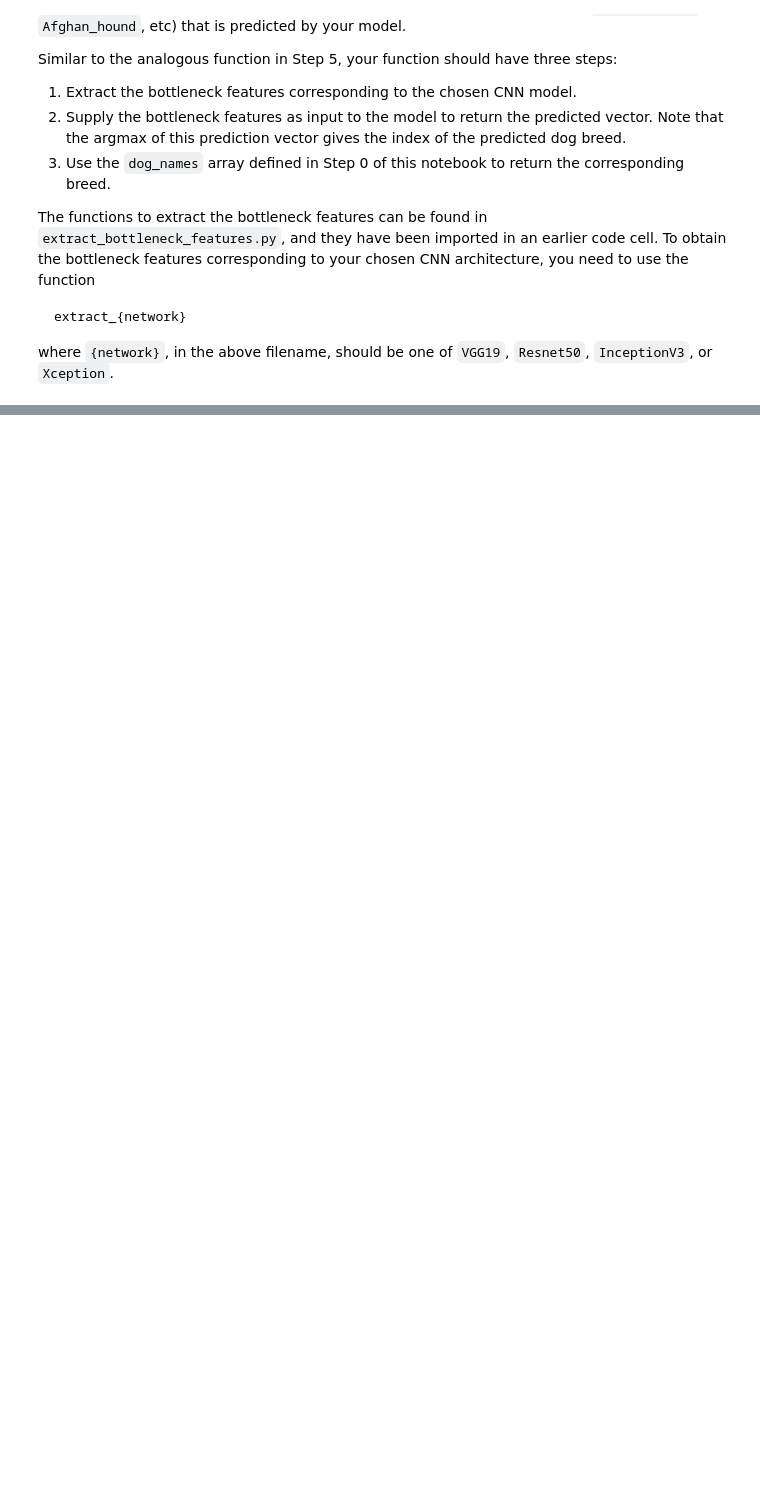
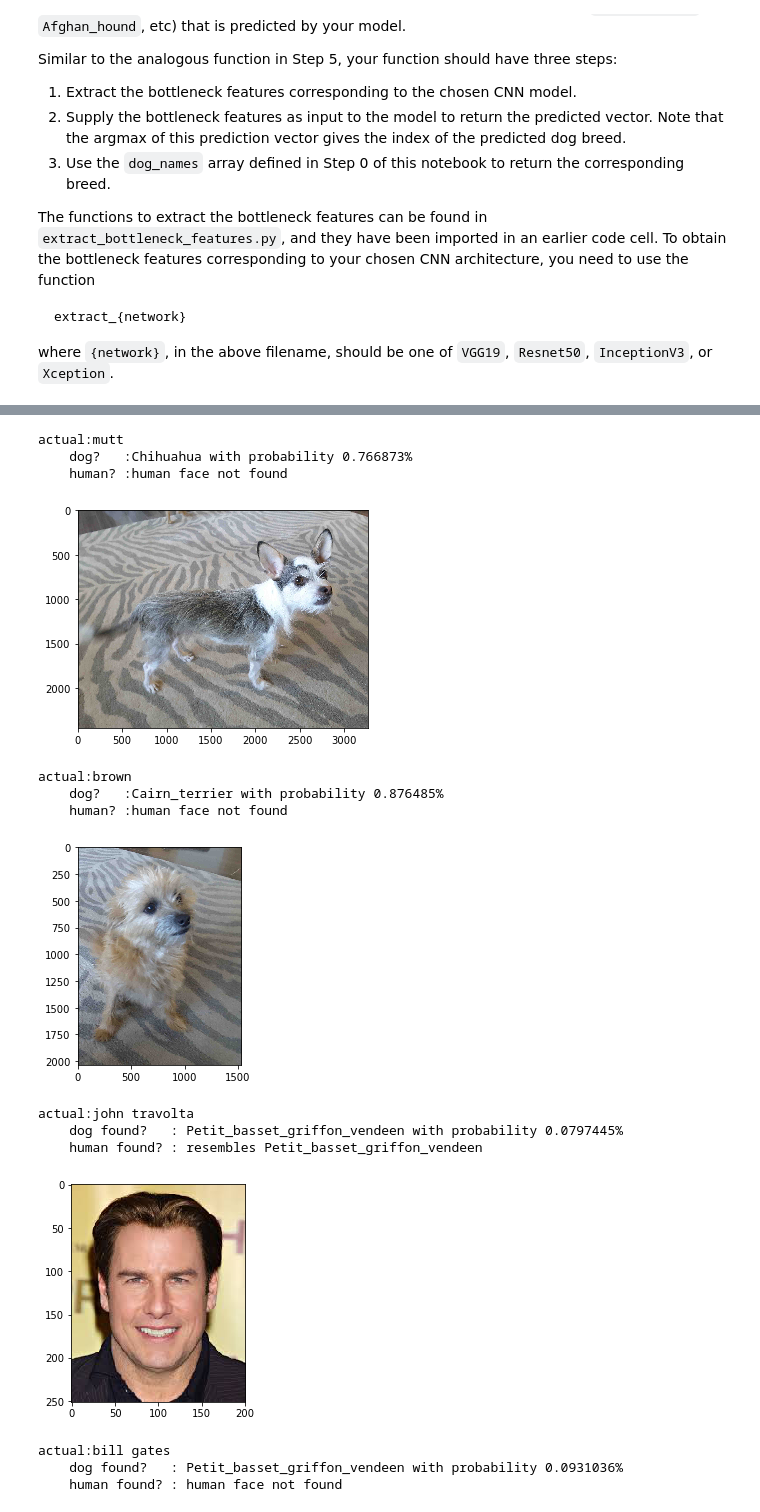
Before and after one commit to dmh2000/udacity, a Jupyter notebook: dog-project/dog_app.ipynb, the cells around one changed output, grey strips where cells are left out. Saved outputs shown, nothing was run; the diff lists cells and outputs as text; code cells hidden in the pictures; blank space fills up the shorter version.

```diff
--- a/dog-project/dog_app.ipynb
+++ b/dog-project/dog_app.ipynb
@@ -580,0 +889,8 @@ You are welcome to [augment the training data](https://blog.keras.io/building-po
+# %%
+# Load the model weights with the best validation loss.
+VGG19_model.load_weights('saved_models/weights.best.VGG19.hdf5')
+Resnet50_model.load_weights('saved_models/weights.best.Resnet50.hdf5')
+Inception_model.load_weights('saved_models/weights.best.Inception.hdf5')
+Xception_model.load_weights('saved_models/weights.best.Xception.hdf5')
+Xception2_model.load_weights('saved_models/weights.best.Xception2.hdf5')
+print('done')
@@ -600,8 +970,14 @@ The functions to extract the bottleneck features can be found in `extract_bottle
 
 where `{network}`, in the above filename, should be one of `VGG19`, `Resnet50`, `InceptionV3`, or `Xception`.
 # %%
-### TODO: Write a function that takes a path to an image as input
-### and returns the dog breed that is predicted by the model.
+# Write a function that takes a path to an image as input and returns the dog breed that is predicted by the model.
+def dog_breed(img_path):
+    # extract bottleneck features
+    bottleneck_feature = extract_Xception(path_to_tensor(img_path))
+    # obtain predicted vector
+    predicted_vector = Xception_model.predict(bottleneck_feature)
+    # return tuple of () vector of most probable dog breed and probability of that breed
+    return  dog_names[np.argmax(predicted_vector)],np.max(predicted_vector)
 # %% [markdown]
 ---
 <a id='step6'></a>
@@ -643,0 +1046,56 @@ __Answer:__
+# %%
+## Execute your algorithm from Step 6 on at least 6 images on your computer.
+import matplotlib.image as mpimg
+
+dog_images = [
+#    ["test/cairn.jpg","cairn terrier"],
+#    ["test/englishpointer.jpg","english pointer"],
+#    ["test/golden.jpg","golden retriever"],
+#    ["test/pitbullterrier.jpg","pit bull terrier"],
+    ["sparky.jpg","mutt"],
+    ["henry.jpg","brown"]
+]
+
+for d in dog_images:
+    r = dogOrHuman(d[0])
+    print("actual:" + d[1])             # actual is what the label was from the source
+    print("    dog?   :" + r["dog"])
+    print("    human? :" + r["human"])
+    # show image for verification
+    img = mpimg.imread(d[0])
+    plt.imshow(img)
+    plt.show()
+
+human_images = [
+    ["test/travolta.jpg","john travolta"],
+    ["test/gates.jpg", "bill gates"],
+    ["test/keys.jpg", "alicia keys"],
+    ["test/schwarzenegger.jpg","arnold schwarzenegger"],
+    ["test/einstein.jpg","albert einstein"]
+]
+
+for h in human_images:
+    r = dogOrHuman(h[0])
+    print("actual:" + h[1])             # actual is what the label was from the source
+    print("    dog found?   : " + r["dog"])
+    print("    human found? : " + r["human"])
+    # show image for verification
+    img = mpimg.imread(h[0])
+    plt.imshow(img)
+    plt.show()
+# %% [output]
+actual:mutt
+    dog?   :Chihuahua with probability 0.766873%
+    human? :human face not found
+[figure, added]
+actual:brown
+    dog?   :Cairn_terrier with probability 0.876485%
+    human? :human face not found
+[figure, added]
+actual:john travolta
+    dog found?   : Petit_basset_griffon_vendeen with probability 0.0797445%
+    human found? : resembles Petit_basset_griffon_vendeen
+[figure, added]
+actual:bill gates
+    dog found?   : Petit_basset_griffon_vendeen with probability 0.0931036%
+    human found? : human face not found
```
Also changed, not shown: parts of 38 cells of this notebook, 1 other file.
